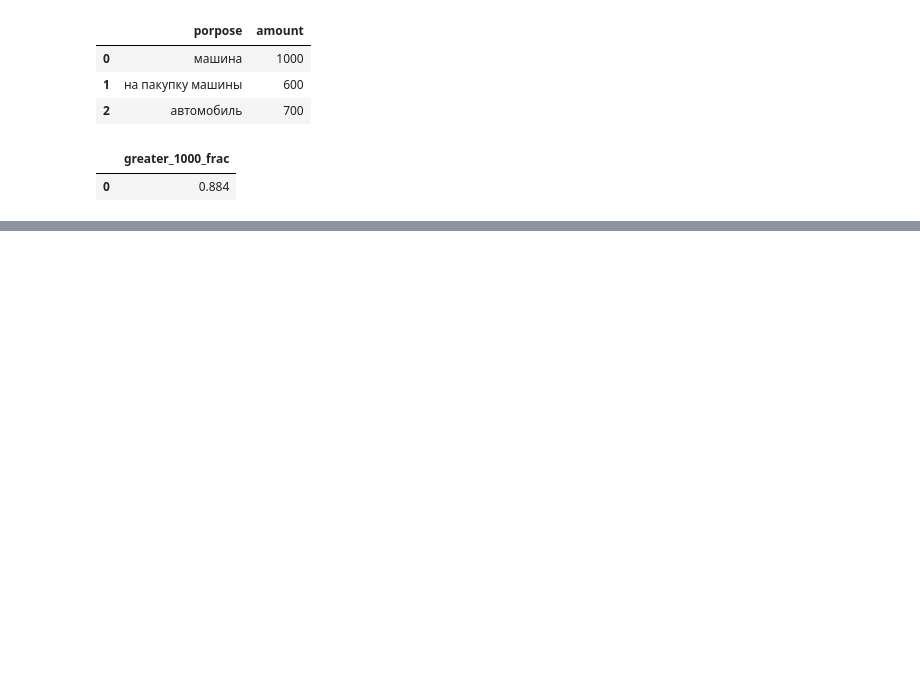
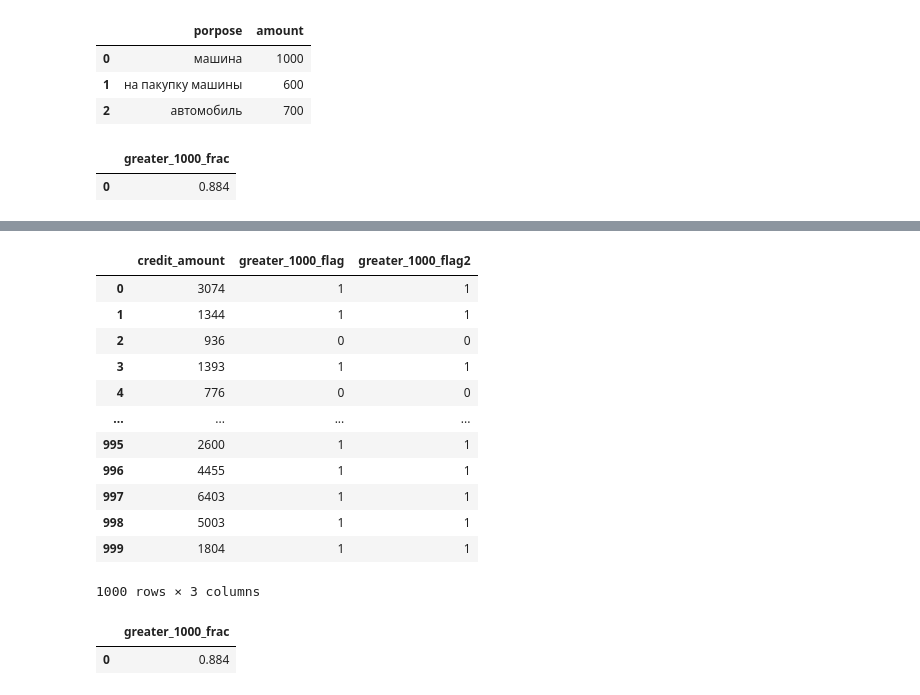
Before and after one commit to bakhodirabdullayevich/SQL_notebooks, a Jupyter notebook: SQLite3.ipynb, the cells around one changed output, grey strips where cells are left out. Saved outputs shown, nothing was run; the diff lists cells and outputs as text; code cells hidden in the pictures; blank space fills up the shorter version.

```diff
--- a/SQLite3.ipynb
+++ b/SQLite3.ipynb
@@ -241,0 +247,31 @@ select(sql)
+# %%
+sql = '''select t.credit_amount,
+case when t.credit_amount > 1000 then 1 else 0 end as greater_1000_flag,
+
+iif(t.credit_amount > 1000,1,0) as greater_1000_flag2
+
+ from german_credit t'''
+# %%
+select(sql)
+# %% [output]
+|  | credit_amount | greater_1000_flag | greater_1000_flag2 |
+| 0 | 3074 | 1 | 1 |
+| 1 | 1344 | 1 | 1 |
+| 2 | 936 | 0 | 0 |
+| 3 | 1393 | 1 | 1 |
+| 4 | 776 | 0 | 0 |
+| ... | ... | ... | ... |
+| 995 | 2600 | 1 | 1 |
+| 996 | 4455 | 1 | 1 |
+| 997 | 6403 | 1 | 1 |
+| 998 | 5003 | 1 | 1 |
+| 999 | 1804 | 1 | 1 |
+1000 rows × 3 columns
+# %%
+sql = '''select
+avg(case when t.credit_amount > 1000 then 1 else 0 end) as greater_1000_frac
+ from german_credit t'''
+select(sql)
+# %% [output]
+|  | greater_1000_frac |
+| 0 | 0.884 |
```
Also changed, not shown: parts of 27 cells of this notebook.
